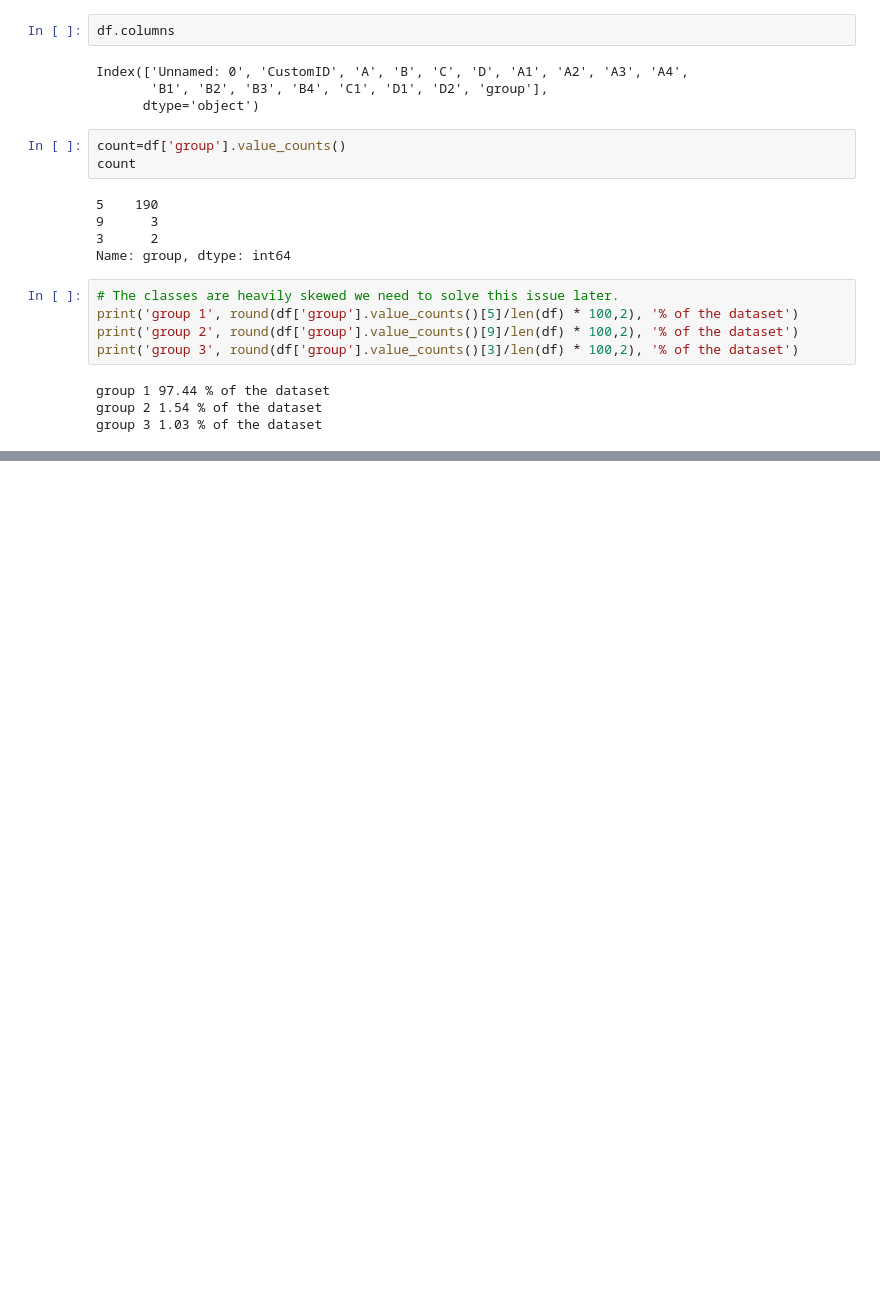
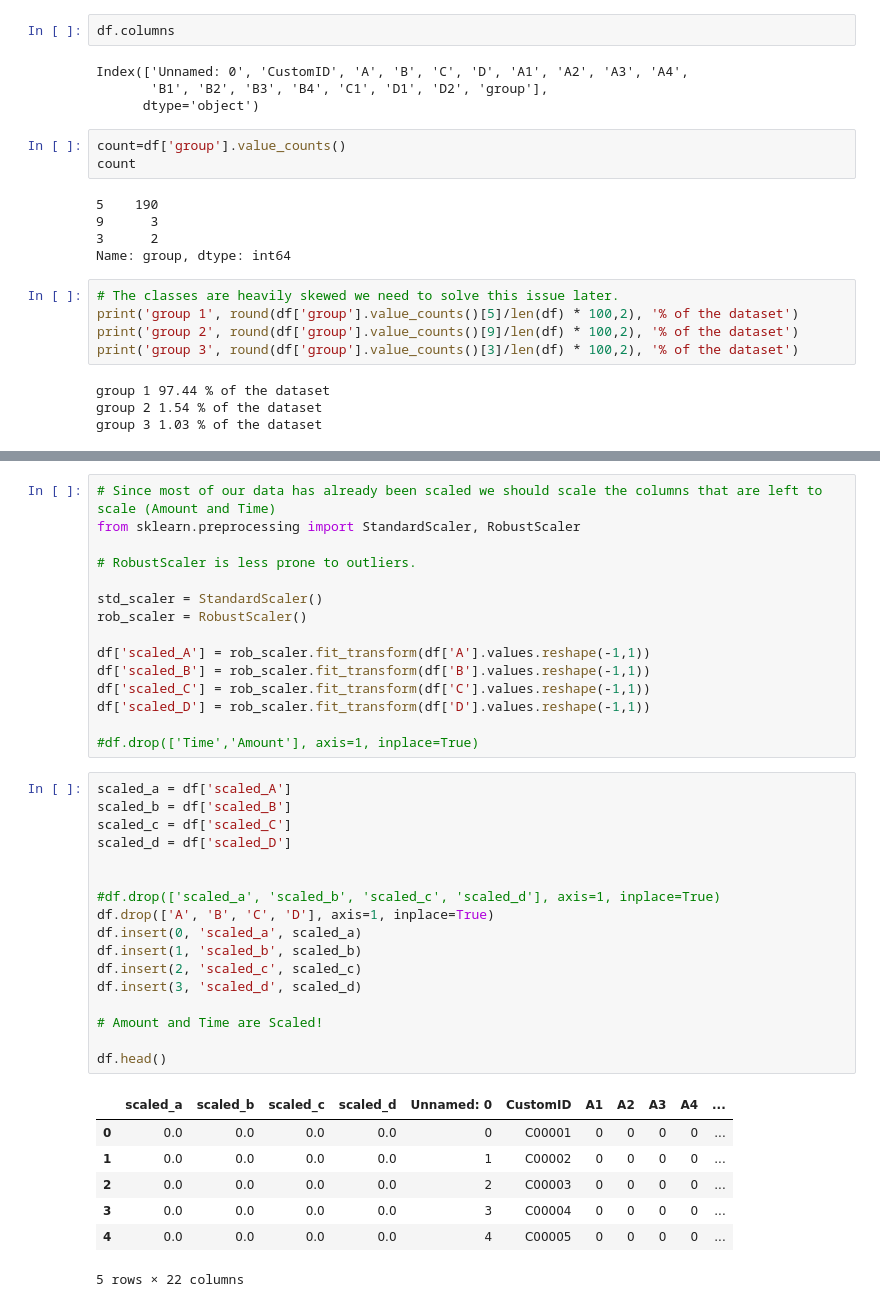
Before and after one commit to jumbokh/ML-Class, a Jupyter notebook: notebooks/overSampling_creditCard.ipynb, the cells around one changed output, grey strips where cells are left out. Drawn from its saved outputs; the diff is of its cells as text; blank space fills up the shorter version.

```diff
--- a/notebooks/overSampling_creditCard.ipynb
+++ b/notebooks/overSampling_creditCard.ipynb
@@ -99,0 +127,40 @@ Text(0.5, 1.0, 'Class Distributions \n (5: Normal || 9: Fraud1 || 3: Fraud2)')
+# %%
+# Since most of our data has already been scaled we should scale the columns that are left to scale (Amount and Time)
+from sklearn.preprocessing import StandardScaler, RobustScaler
+
+# RobustScaler is less prone to outliers.
+
+std_scaler = StandardScaler()
+rob_scaler = RobustScaler()
+
+df['scaled_A'] = rob_scaler.fit_transform(df['A'].values.reshape(-1,1))
+df['scaled_B'] = rob_scaler.fit_transform(df['B'].values.reshape(-1,1))
+df['scaled_C'] = rob_scaler.fit_transform(df['C'].values.reshape(-1,1))
+df['scaled_D'] = rob_scaler.fit_transform(df['D'].values.reshape(-1,1))
+
+#df.drop(['Time','Amount'], axis=1, inplace=True)
+# %%
+scaled_a = df['scaled_A']
+scaled_b = df['scaled_B']
+scaled_c = df['scaled_C']
+scaled_d = df['scaled_D']
+
+
+#df.drop(['scaled_a', 'scaled_b', 'scaled_c', 'scaled_d'], axis=1, inplace=True)
+df.drop(['A', 'B', 'C', 'D'], axis=1, inplace=True)
+df.insert(0, 'scaled_a', scaled_a)
+df.insert(1, 'scaled_b', scaled_b)
+df.insert(2, 'scaled_c', scaled_c)
+df.insert(3, 'scaled_d', scaled_d)
+
+# Amount and Time are Scaled!
+
+df.head()
+# %% [output]
+|  | scaled_a | scaled_b | scaled_c | scaled_d | Unnamed: 0 | CustomID | A1 | A2 | A3 | A4 | ... |
+| 0 | 0.0 | 0.0 | 0.0 | 0.0 | 0 | C00001 | 0 | 0 | 0 | 0 | ... |
+| 1 | 0.0 | 0.0 | 0.0 | 0.0 | 1 | C00002 | 0 | 0 | 0 | 0 | ... |
+| 2 | 0.0 | 0.0 | 0.0 | 0.0 | 2 | C00003 | 0 | 0 | 0 | 0 | ... |
+| 3 | 0.0 | 0.0 | 0.0 | 0.0 | 3 | C00004 | 0 | 0 | 0 | 0 | ... |
+| 4 | 0.0 | 0.0 | 0.0 | 0.0 | 4 | C00005 | 0 | 0 | 0 | 0 | ... |
+5 rows × 22 columns
```
Also changed, not shown: parts of 7 cells of this notebook.
